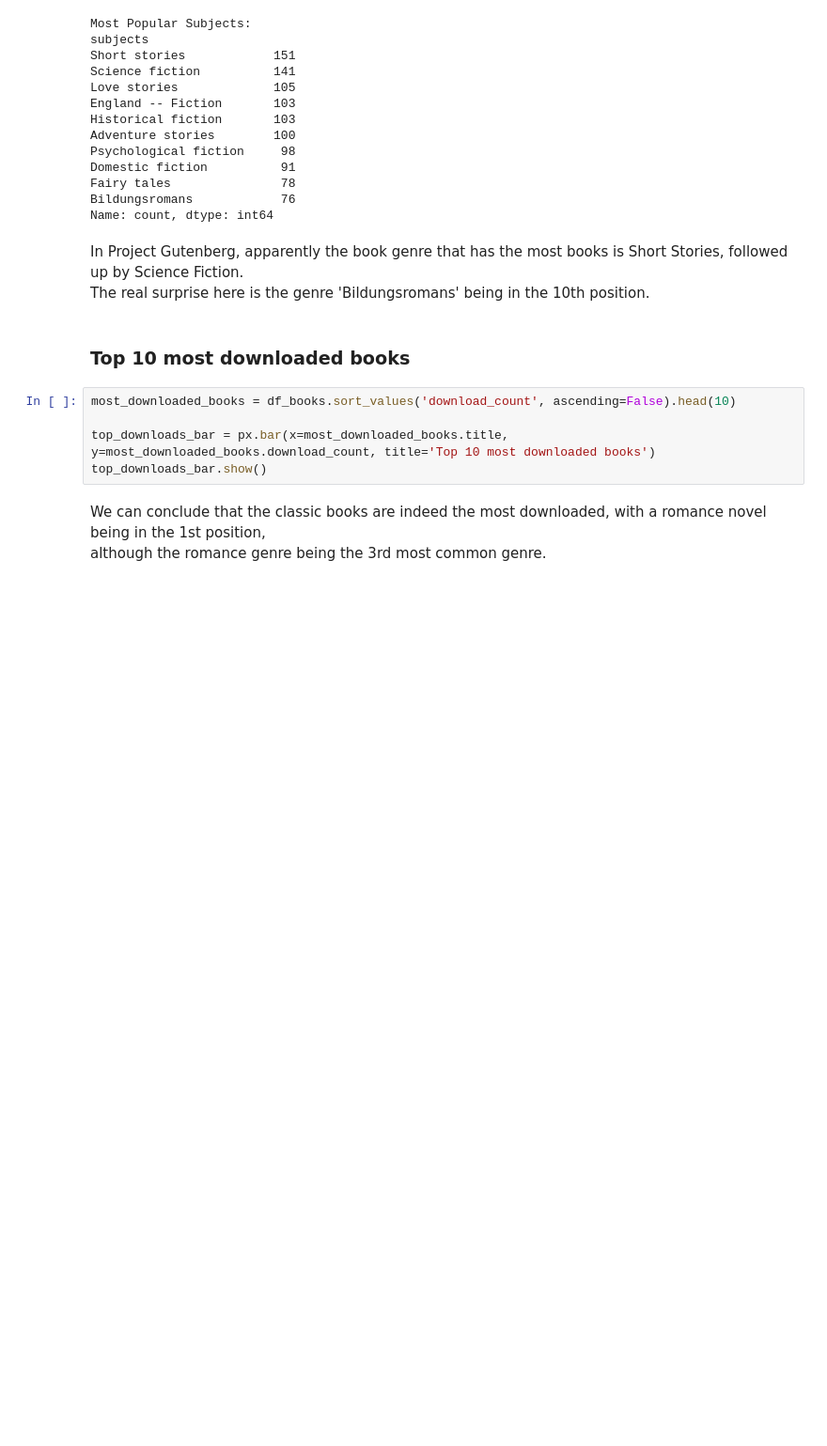
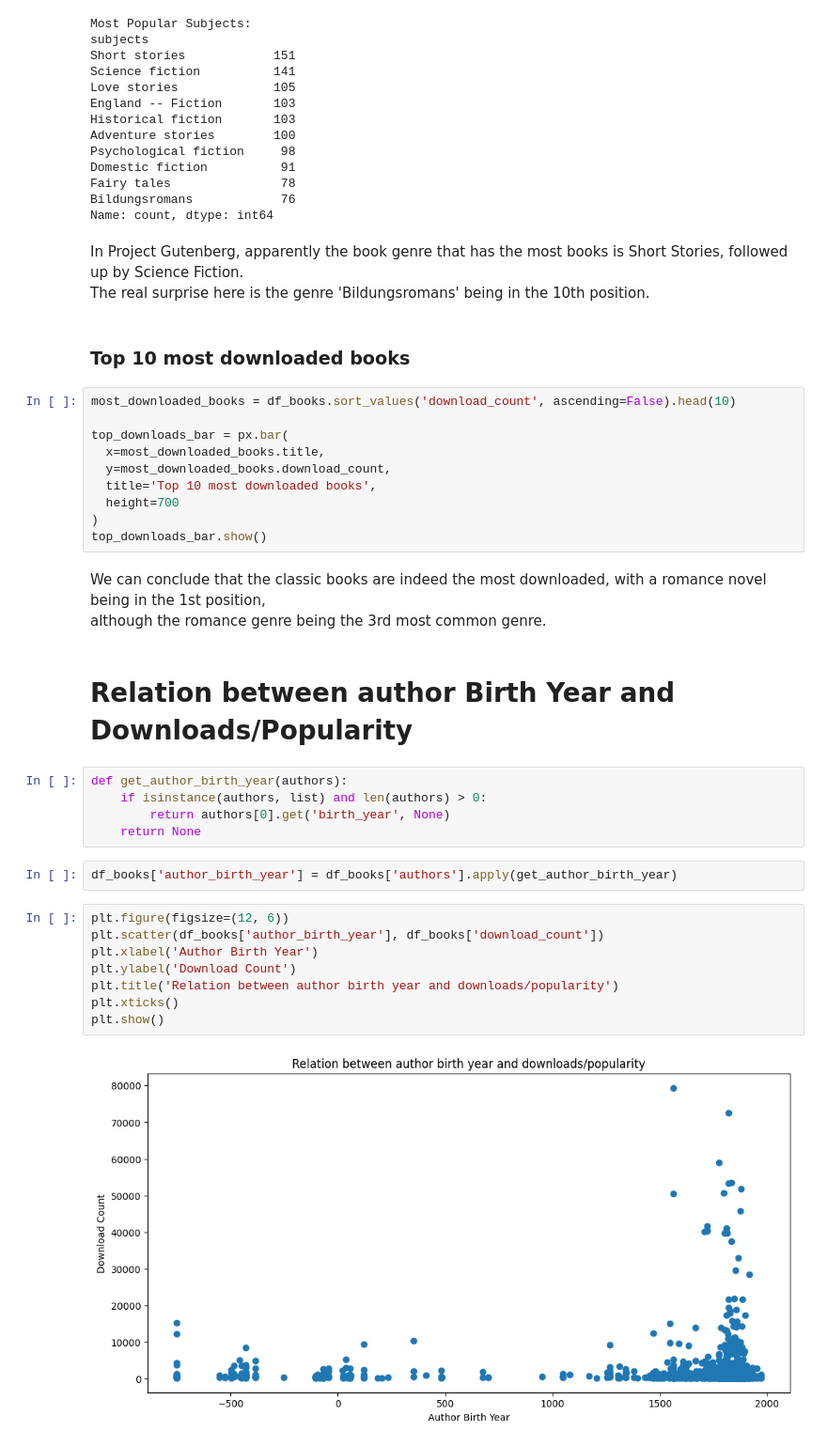
Before and after one commit to mbellucio/ipsense-selection, a Jupyter notebook: main.ipynb, the cells around one changed output. Shown: that part at 94% size. Cells and saved outputs as stored; diff of their text form; blank space fills up the shorter version.

Commit message:
Author birth year vs Downloads/popularity

```diff
--- a/main.ipynb
+++ b/main.ipynb
@@ -179,8 +180,32 @@ The real surprise here is the genre 'Bildungsromans' being in the 10th position.
 # %%
 most_downloaded_books = df_books.sort_values('download_count', ascending=False).head(10)
 
-top_downloads_bar = px.bar(x=most_downloaded_books.title, y=most_downloaded_books.download_count, title='Top 10 most downloaded books')
+top_downloads_bar = px.bar(
+  x=most_downloaded_books.title,
+  y=most_downloaded_books.download_count,
+  title='Top 10 most downloaded books',
+  height=700
+)
 top_downloads_bar.show()
 # %% [markdown]
 We can conclude that the classic books are indeed the most downloaded, with a romance novel being in the 1st position, <br>
 although the romance genre being the 3rd most common genre.
+# %% [markdown]
+# Relation between author Birth Year and Downloads/Popularity
+# %%
+def get_author_birth_year(authors):
+    if isinstance(authors, list) and len(authors) > 0:
+        return authors[0].get('birth_year', None)
+    return None
+# %%
+df_books['author_birth_year'] = df_books['authors'].apply(get_author_birth_year)
+# %%
+plt.figure(figsize=(12, 6))
+plt.scatter(df_books['author_birth_year'], df_books['download_count'])
+plt.xlabel('Author Birth Year')
+plt.ylabel('Download Count')
+plt.title('Relation between author birth year and downloads/popularity')
+plt.xticks()
+plt.show()
+# %% [output]
+[figure, added]
```
Also changed, not shown: parts of 3 cells of this notebook, 2 other files.
